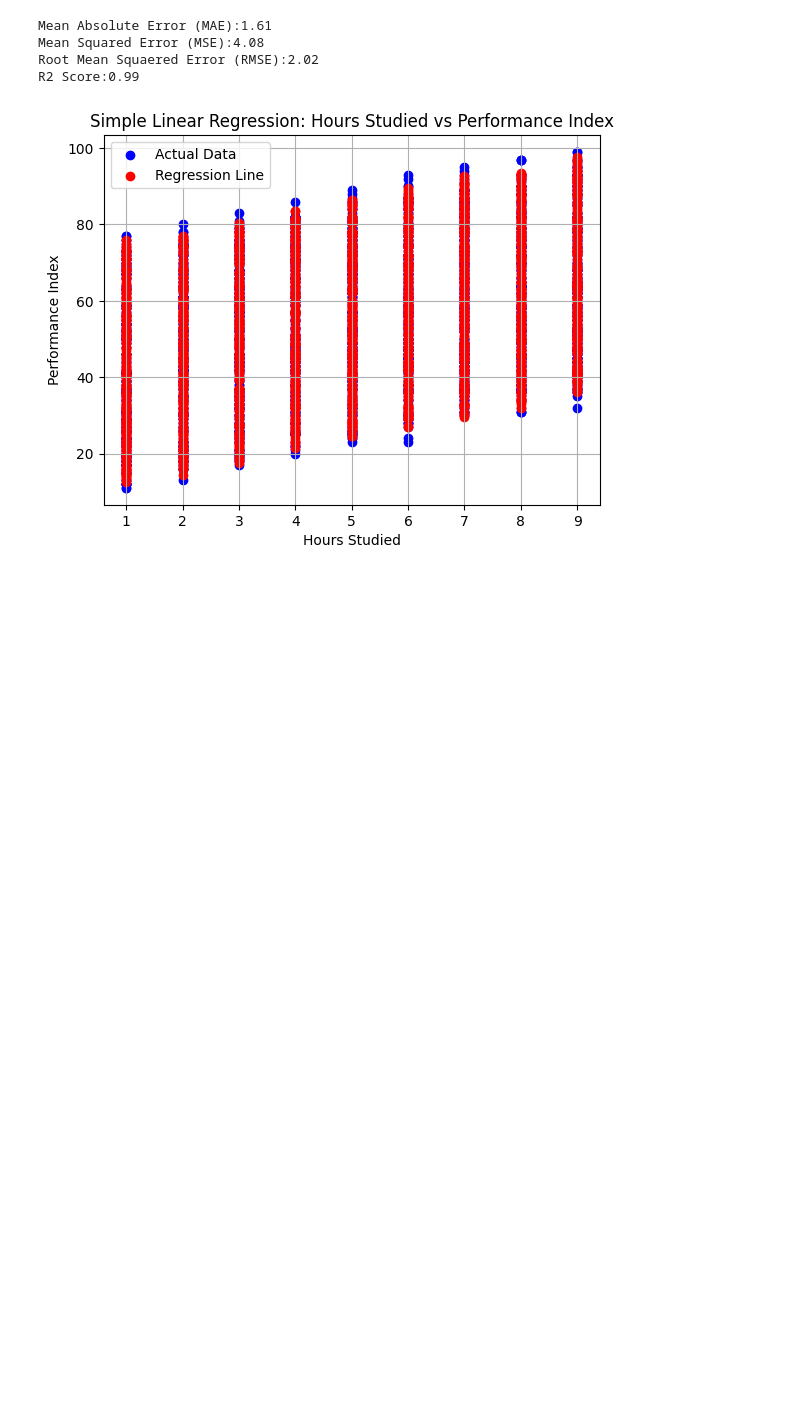
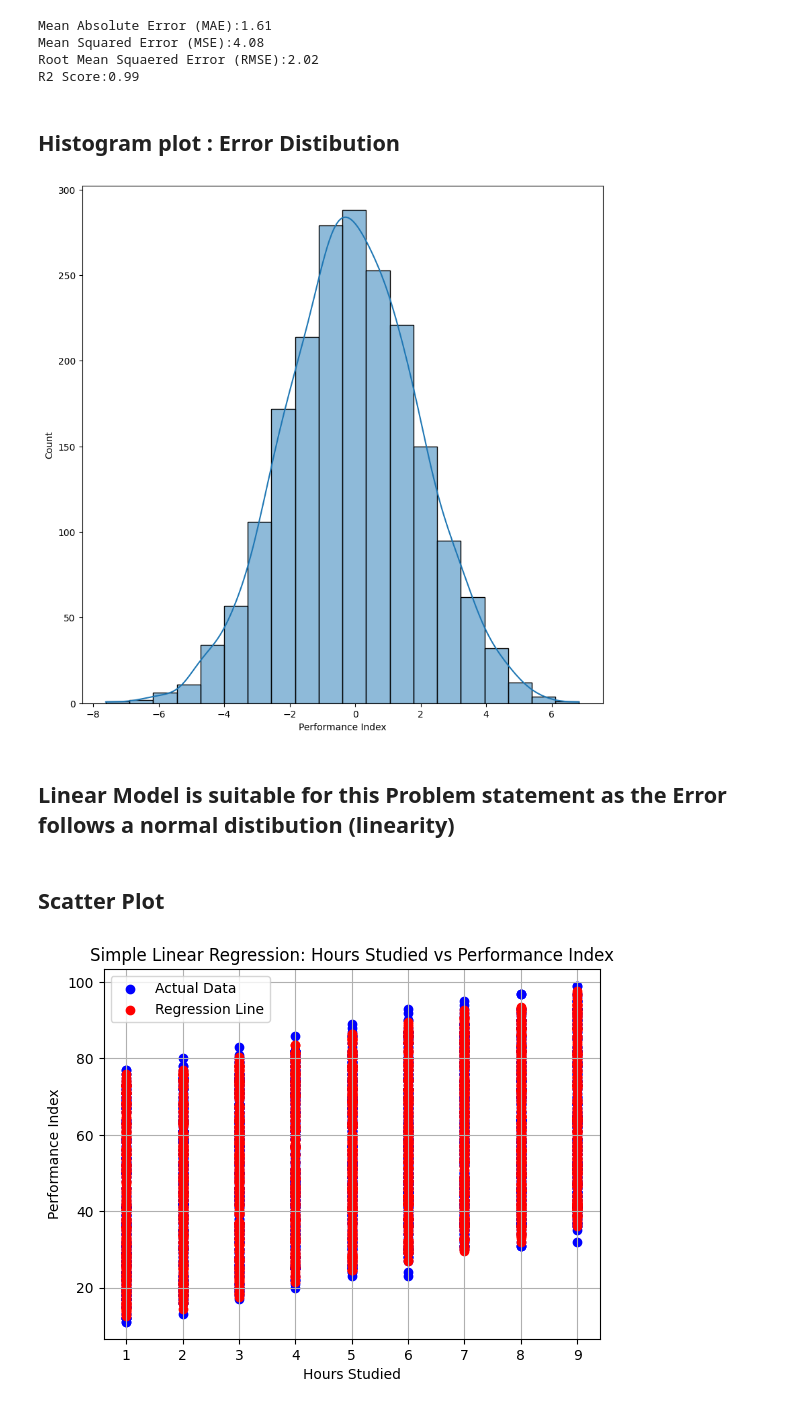
Before and after one commit to Alexander789400/Students_Performance_Prediction, a Jupyter notebook: Student_Perform_Project.ipynb, the cells around one changed output. Drawn from its saved outputs; the diff is of its cells as text; code cells hidden in the pictures; blank space fills up the shorter version.

```diff
--- a/Student_Perform_Project.ipynb
+++ b/Student_Perform_Project.ipynb
@@ -279,6 +279,21 @@ Mean Absolute Error (MAE):1.61
 Mean Squared Error (MSE):4.08
 Root Mean Squaered Error (RMSE):2.02
 R2 Score:0.99
+# %% [markdown]
+## Histogram plot : Error Distibution
+# %%
+import seaborn as sns
+
+H=y_test-y_pred
+plt.figure(figsize=(10,10))
+sns.histplot(bins=20,x=H,kde=True)
+plt.show()
+# %% [output]
+[figure, added]
+# %% [markdown]
+## Linear Model is suitable for this Problem statement as the Error follows a normal distibution (linearity)
+# %% [markdown]
+## Scatter Plot
 # %%
 plt.scatter(x_test["Hours Studied"],y_test,color="blue",label="Actual Data")
 plt.scatter(x_test["Hours Studied"],y_pred,color="red",label="Regression Line")
```
